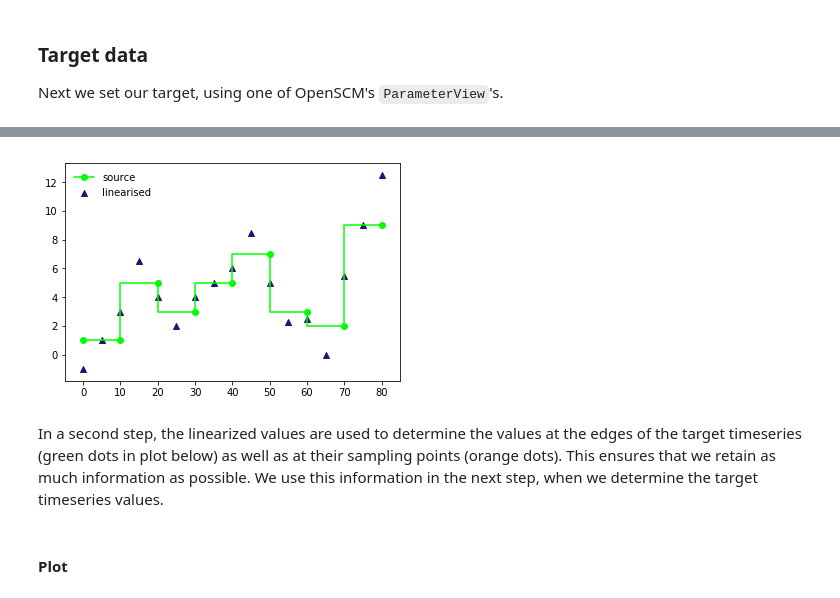
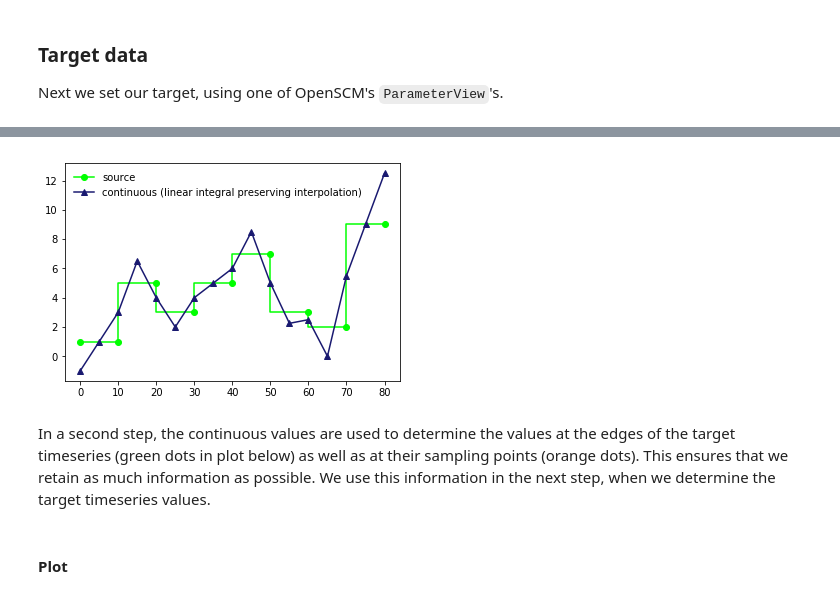
Before and after one commit to openscm/openscm, a Jupyter notebook: notebooks/timeseries.ipynb, the cells around one changed output, grey strips where cells are left out. Drawn from its saved outputs; the diff is of its cells as text; code cells hidden in the pictures.

```diff
--- a/notebooks/timeseries.ipynb
+++ b/notebooks/timeseries.ipynb
@@ -121,31 +118,31 @@ def plot_timeframe(ax, values, timeframe, **kwargs):
     ax.step(timeframe.get_points(len(values) + 1), np.concatenate(([values[0]], values)), **kwargs)
 # %%
 # TODO: make this sane(?)
-linearised_points, linearised_values = timeframes._calc_linearization(
+linearised_points, linearised_values = timeseries._calc_linearization(
     source_view.get_series(),
-    source_view._timeframe_converter._source
+    source_view._timeseries_converter._source
 )
 ax = plt.figure().add_subplot(111)
 plot_timeframe(
     ax,
     source_view.get_series(),
-    source_view._timeframe_converter._source,
+    source_view._timeseries_converter._source,
     label="source",
     marker=MARKER_1,
     color=COLOUR_1,
 )
-ax.scatter(
+ax.plot(
     linearised_points,
     linearised_values,
-    label="linearised",
+    label="continuous (linear integral preserving interpolation)",
     marker=MARKER_2,
     color=COLOUR_2,
 )
 ax.legend(frameon=False);
 # %% [output]
-[figure, old version]
+[figure, new version]
 # %% [markdown]
-In a second step, the linearized values are used to determine the values at the edges of the target timeseries (green dots in plot below) as well as at their sampling points (orange dots). This ensures that we retain as much information as possible. We use this information in the next step, when we determine the target timeseries values.
+In a second step, the continuous values are used to determine the values at the edges of the target timeseries (green dots in plot below) as well as at their sampling points (orange dots). This ensures that we retain as much information as possible. We use this information in the next step, when we determine the target timeseries values.
 # %%
 interpolation = timeframes._calc_interpolation_points(
     len(source_values),
```
Also changed, not shown: parts of 8 cells of this notebook.
